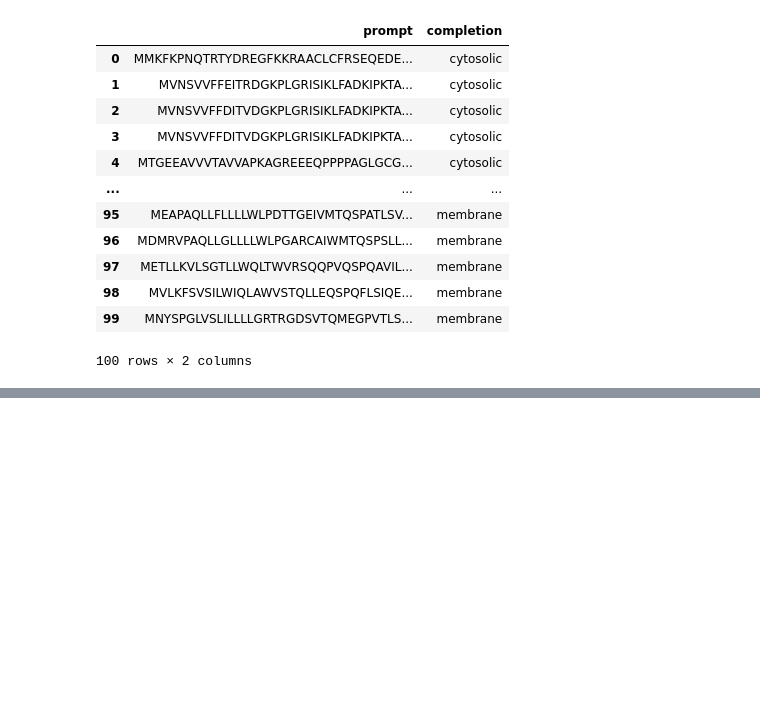
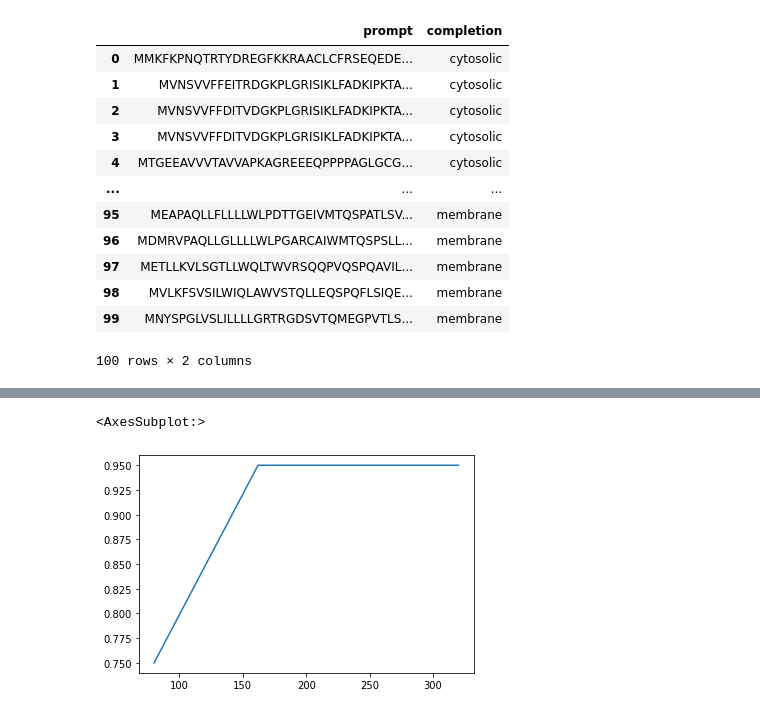
Before and after one commit to darrengao628/fine, a Jupyter notebook: Fine_Tune_GPT.ipynb, the cells around one changed output, grey strips where cells are left out. Cells and saved outputs as stored; diff of their text form; code cells hidden in the pictures; blank space fills up the shorter version.

```diff
--- a/Fine_Tune_GPT.ipynb
+++ b/Fine_Tune_GPT.ipynb
@@ -120,0 +146,3 @@ To resume the stream, run:
+# %%
+results = pd.read_csv('result.csv')
+results[results['classification/accuracy'].notnull()].tail(1)
@@ -120,0 +152,5 @@ To resume the stream, run:
+# %%
+results[results['classification/accuracy'].notnull()]['classification/accuracy'].plot()
+# %% [output]
+<AxesSubplot:>
+[figure, added]
```
Also changed, not shown: parts of 14 cells of this notebook.
